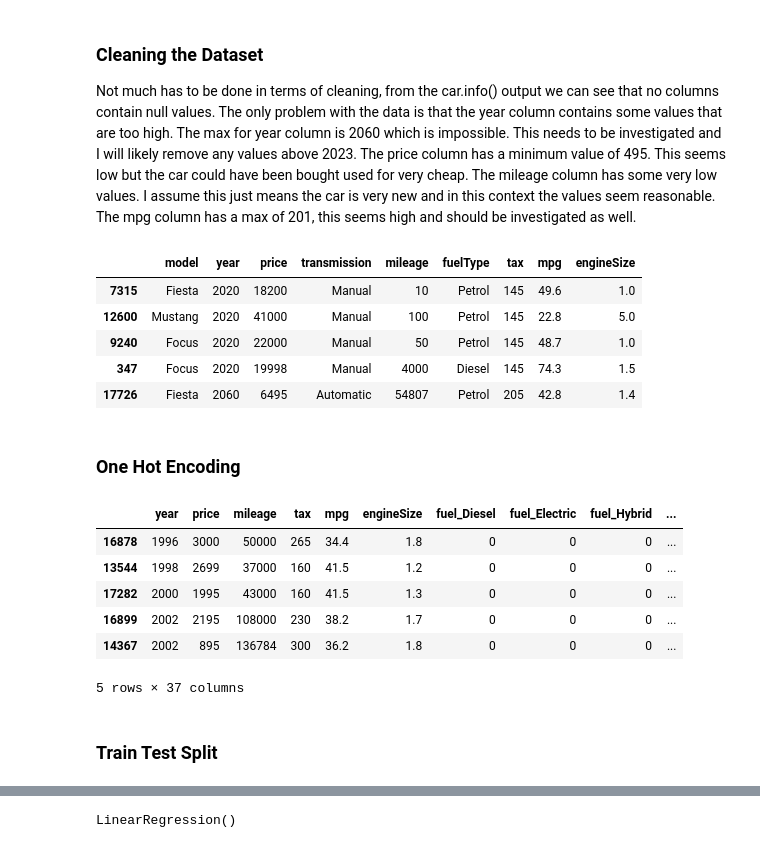
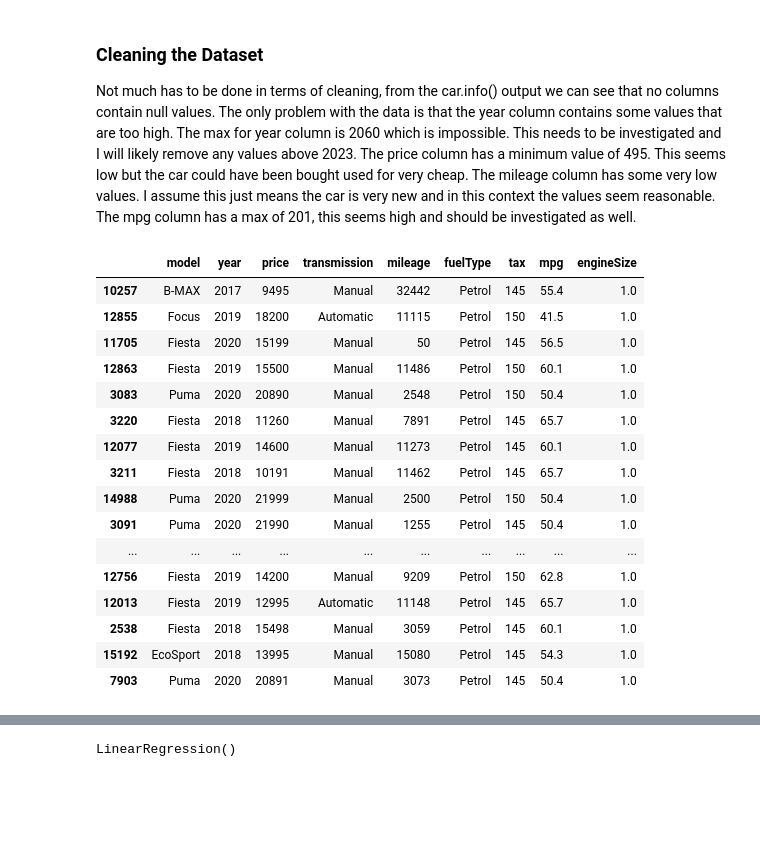
Before and after one commit to claywrentz/MLFinalProject, a Jupyter notebook: CarPrice.ipynb, the cells around one changed output, grey strips where cells are left out. Drawn from its saved outputs; the diff is of its cells as text; code cells hidden in the pictures; blank space fills up the shorter version.

```diff
--- a/CarPrice.ipynb
+++ b/CarPrice.ipynb
@@ -78,14 +78,25 @@ car.describe()
 
 Not much has to be done in terms of cleaning, from the car.info() output we can see that no columns contain null values. The only problem with the data is that the year column contains some values that are too high. The max for year column is 2060 which is impossible. This needs to be investigated and I will likely remove any values above 2023. The price column has a minimum value of 495. This seems low but the car could have been bought used for very cheap. The mileage column has some very low values. I assume this just means the car is very new and in this context the values seem reasonable. The mpg column has a max of 201, this seems high and should be investigated as well.
 # %%
-car = car.sort_values('year')
-car.tail()
+car = car.sort_values('engineSize')
+car.head(60)
 # %% [output]
 |  | model | year | price | transmission | mileage | fuelType | tax | mpg | engineSize |
-| 7315 | Fiesta | 2020 | 18200 | Manual | 10 | Petrol | 145 | 49.6 | 1.0 |
-| 12600 | Mustang | 2020 | 41000 | Manual | 100 | Petrol | 145 | 22.8 | 5.0 |
-| 9240 | Focus | 2020 | 22000 | Manual | 50 | Petrol | 145 | 48.7 | 1.0 |
-| 347 | Focus | 2020 | 19998 | Manual | 4000 | Diesel | 145 | 74.3 | 1.5 |
-| 17726 | Fiesta | 2060 | 6495 | Automatic | 54807 | Petrol | 205 | 42.8 | 1.4 |
+| 10257 | B-MAX | 2017 | 9495 | Manual | 32442 | Petrol | 145 | 55.4 | 1.0 |
+| 12855 | Focus | 2019 | 18200 | Automatic | 11115 | Petrol | 150 | 41.5 | 1.0 |
+| 11705 | Fiesta | 2020 | 15199 | Manual | 50 | Petrol | 145 | 56.5 | 1.0 |
+| 12863 | Fiesta | 2019 | 15500 | Manual | 11486 | Petrol | 150 | 60.1 | 1.0 |
+| 3083 | Puma | 2020 | 20890 | Manual | 2548 | Petrol | 150 | 50.4 | 1.0 |
+| 3220 | Fiesta | 2018 | 11260 | Manual | 7891 | Petrol | 145 | 65.7 | 1.0 |
+| 12077 | Fiesta | 2019 | 14600 | Manual | 11273 | Petrol | 145 | 60.1 | 1.0 |
+| 3211 | Fiesta | 2018 | 10191 | Manual | 11462 | Petrol | 145 | 65.7 | 1.0 |
+| 14988 | Puma | 2020 | 21999 | Manual | 2500 | Petrol | 150 | 50.4 | 1.0 |
+| 3091 | Puma | 2020 | 21990 | Manual | 1255 | Petrol | 145 | 50.4 | 1.0 |
+| ... | ... | ... | ... | ... | ... | ... | ... | ... | ... |
+| 12756 | Fiesta | 2019 | 14200 | Manual | 9209 | Petrol | 150 | 62.8 | 1.0 |
+| 12013 | Fiesta | 2019 | 12995 | Automatic | 11148 | Petrol | 145 | 65.7 | 1.0 |
+| 2538 | Fiesta | 2018 | 15498 | Manual | 3059 | Petrol | 145 | 60.1 | 1.0 |
+| 15192 | EcoSport | 2018 | 13995 | Manual | 15080 | Petrol | 145 | 54.3 | 1.0 |
+| 7903 | Puma | 2020 | 20891 | Manual | 3073 | Petrol | 145 | 50.4 | 1.0 |
 # %%
 car = car.drop(car.index[car['year'] > 2023], axis = 0)
@@ -92,23 +104 @@ car = car.drop(car.index[car['year'] > 2023], axis = 0)
 car['model'] = car['model'].str.strip()
-# %% [markdown]
-### One Hot Encoding
-# %%
-fuel_encode = pd.get_dummies(car.fuelType, prefix='fuel')
-trans_encode = pd.get_dummies(car.transmission, prefix='trans')
-model_encode = pd.get_dummies(car.model, prefix='model')
-car_ohe = car.join(fuel_encode)
-car_ohe = car_ohe.join(trans_encode)
-car_ohe = car_ohe.join(model_encode)
-car_ohe = car_ohe.drop(['model', 'transmission', 'fuelType'], axis = 1)
-#car_ohe.columns = car_ohe.columns.str.replace(' ', '')
-car_ohe.head()
-# %% [output]
-|  | year | price | mileage | tax | mpg | engineSize | fuel_Diesel | fuel_Electric | fuel_Hybrid | ... |
-| 16878 | 1996 | 3000 | 50000 | 265 | 34.4 | 1.8 | 0 | 0 | 0 | ... |
-| 13544 | 1998 | 2699 | 37000 | 160 | 41.5 | 1.2 | 0 | 0 | 0 | ... |
-| 17282 | 2000 | 1995 | 43000 | 160 | 41.5 | 1.3 | 0 | 0 | 0 | ... |
-| 16899 | 2002 | 2195 | 108000 | 230 | 38.2 | 1.7 | 0 | 0 | 0 | ... |
-| 14367 | 2002 | 895 | 136784 | 300 | 36.2 | 1.8 | 0 | 0 | 0 | ... |
-5 rows × 37 columns
-# %% [markdown]
-### Train Test Split
```
Also changed, not shown: parts of 20 cells of this notebook, 1 other file.
